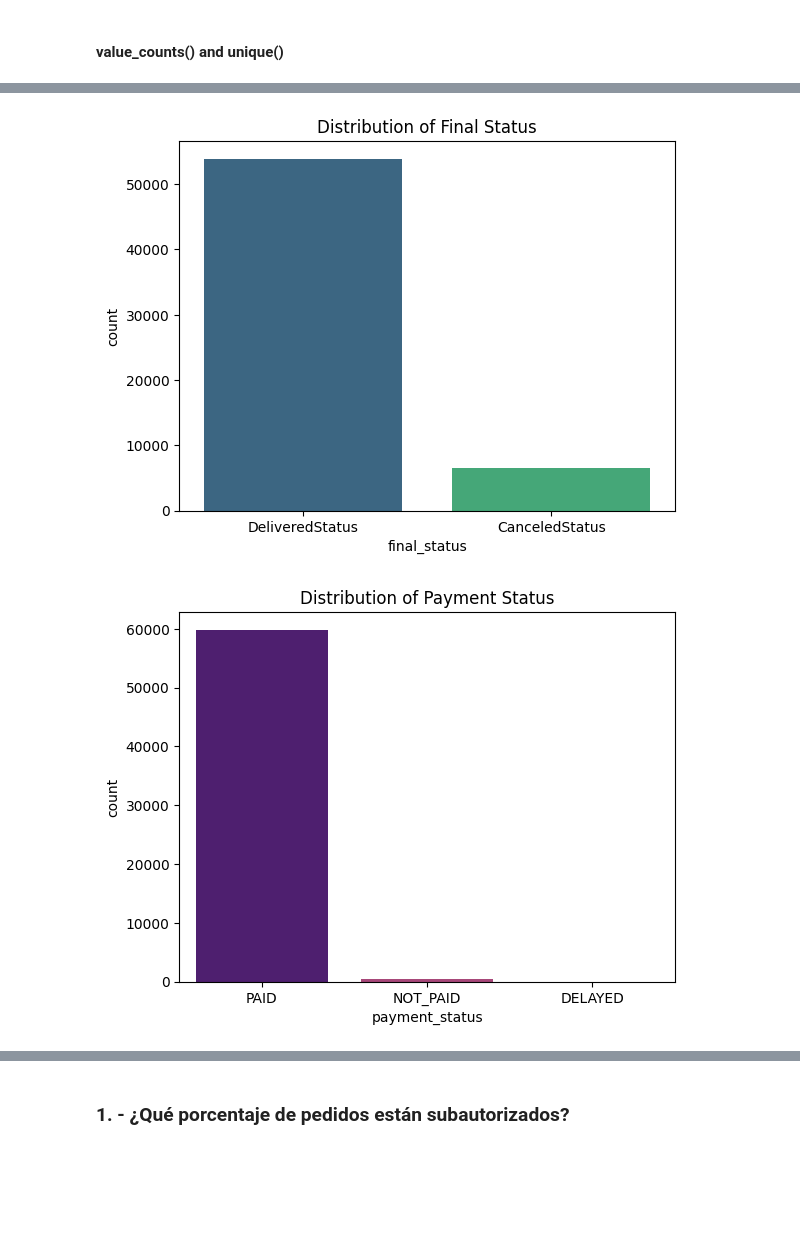
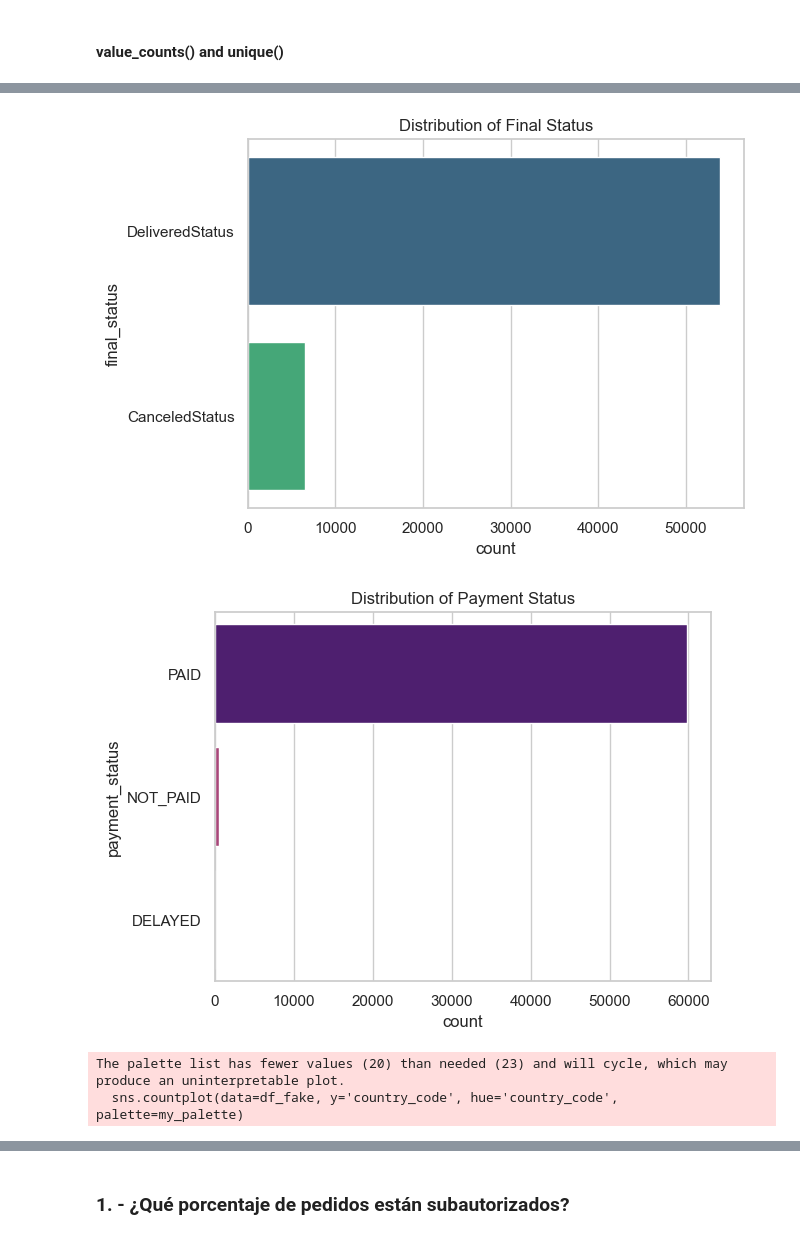
Before and after one commit to elenamartinezg/project-3-ironhack-delivery-es, a Jupyter notebook: project3.ipynb, the cells around one changed output, grey strips where cells are left out. Drawn from its saved outputs; the diff is of its cells as text; code cells hidden in the pictures; blank space fills up the shorter version.

```diff
--- a/project3.ipynb
+++ b/project3.ipynb
@@ -97,6 +97,9 @@ Data columns (total 9 columns):
 dtypes: float64(2), int64(3), object(4)
 memory usage: 4.1+ MB
 # %%
+# Cambiamos el tipo de dato para que esté como categoría
+df_fake['store_address'] = df_fake['store_address'].apply(str)
+
 type(df_fake['activation_time_local'][0]) # str
 # Como la columna 'activation_time_local' tiene formato string, hay que pasarlo a datetime
 df_fake['activation_time_local'] = pd.to_datetime(df_fake['activation_time_local'])
@@ -156,3 +159,9 @@ for col in df_fake.columns:
 Name: count, Length: 4367, dtype: int64
 'purchase_total_price' unique: [ 8.64  3.76  2.86 ... 40.82  0.29 24.27]
 'purchase_total_price' len(unique): 4367
+# %%
+import seaborn as sns
+# Definimos un color para cada cohorte, así usaremos los mismos a lo largo de todo el Notebook y Presentación
+my_colors = sns.color_palette("tab20") # type: list
+my_palette = sns.color_palette(my_colors) # type: seaborn.palettes._ColorPalette
+my_palette
@@ -159,18 +189,22 @@ Name: count, Length: 4367, dtype: int64
 # %%
 import seaborn as sns
+sns.set(style="whitegrid")
 import matplotlib.pyplot as plt
 
-sns.countplot(data=df_fake, x='final_status', hue='final_status', palette='viridis')
+sns.countplot(data=df_fake, y='final_status', hue='final_status', palette='viridis')
 plt.title("Distribution of Final Status")
 plt.show()
 
-sns.countplot(data=df_fake, x='payment_status', hue='payment_status', palette='magma')
+sns.countplot(data=df_fake, y='payment_status', hue='payment_status', palette='magma')
 plt.title("Distribution of Payment Status")
 plt.show()
 
-sns.countplot(data=df_fake, x='country_code', hue='country_code', palette='tab20')
+sns.countplot(data=df_fake, y='country_code', hue='country_code', palette=my_palette)
+plt.ylabel("Country Code")
 plt.title("Distribution of Country Code")
 plt.show()
 # %% [output]
-[figure, old version]
+[figure, new version]
-[figure, old version]
+[figure, new version]
+The palette list has fewer values (20) than needed (23) and will cycle, which may produce an uninterpretable plot.
+  sns.countplot(data=df_fake, y='country_code', hue='country_code', palette=my_palette)
```
Also changed, not shown: parts of 30 cells of this notebook.
